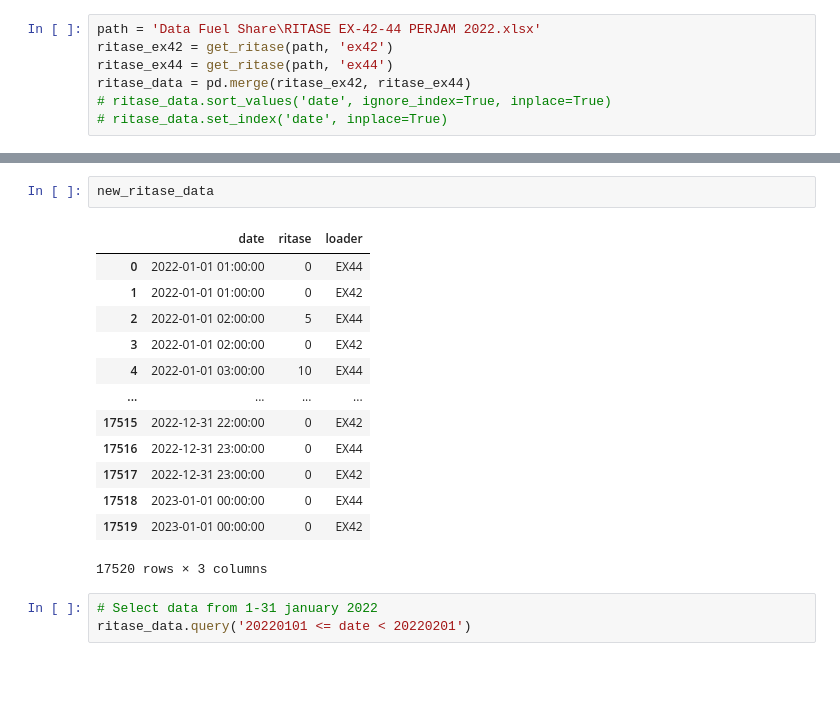
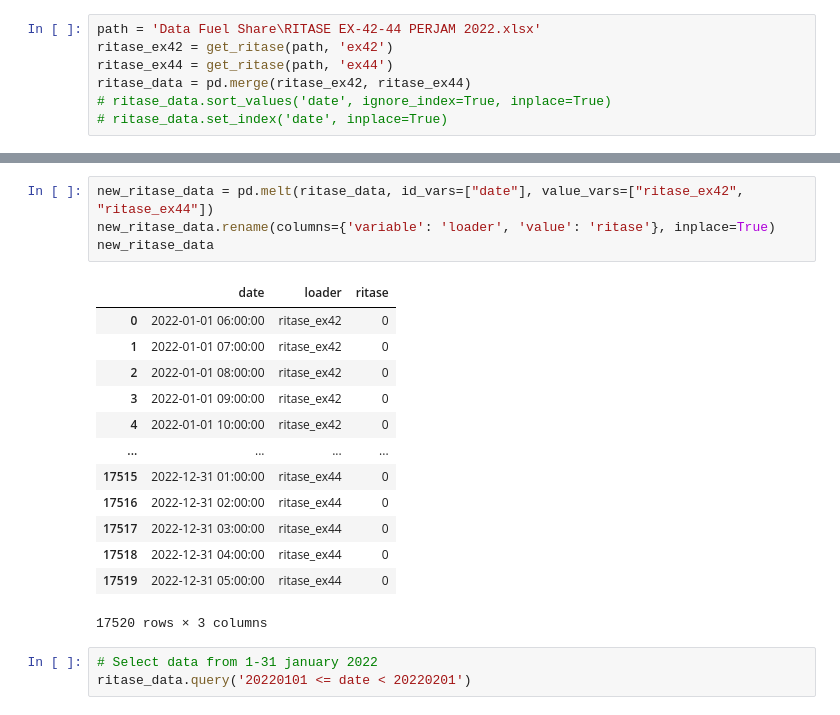
Before and after one commit to RizqiSeijuuro/final-project-data-consultant, a Jupyter notebook: ritase_eda.ipynb, the cells around one changed output, grey strips where cells are left out. Drawn from its saved outputs; the diff is of its cells as text; blank space fills up the shorter version.

Commit message:
Edit ritase.ipynb #2

```diff
--- a/ritase_eda.ipynb
+++ b/ritase_eda.ipynb
@@ -32,19 +14,21 @@ See the caveats in the documentation: https://pandas.pydata.org/pandas-docs/stab
-# %%
-new_ritase_data
-# %% [output]
-|  | date | ritase | loader |
-| 0 | 2022-01-01 01:00:00 | 0 | EX44 |
-| 1 | 2022-01-01 01:00:00 | 0 | EX42 |
-| 2 | 2022-01-01 02:00:00 | 5 | EX44 |
-| 3 | 2022-01-01 02:00:00 | 0 | EX42 |
-| 4 | 2022-01-01 03:00:00 | 10 | EX44 |
-| ... | ... | ... | ... |
-| 17515 | 2022-12-31 22:00:00 | 0 | EX42 |
-| 17516 | 2022-12-31 23:00:00 | 0 | EX44 |
-| 17517 | 2022-12-31 23:00:00 | 0 | EX42 |
-| 17518 | 2023-01-01 00:00:00 | 0 | EX44 |
-| 17519 | 2023-01-01 00:00:00 | 0 | EX42 |
-17520 rows × 3 columns
+# %%
+new_ritase_data = pd.melt(ritase_data, id_vars=["date"], value_vars=["ritase_ex42", "ritase_ex44"])
+new_ritase_data.rename(columns={'variable': 'loader', 'value': 'ritase'}, inplace=True)
+new_ritase_data
+# %% [output]
+|  | date | loader | ritase |
+| 0 | 2022-01-01 06:00:00 | ritase_ex42 | 0 |
+| 1 | 2022-01-01 07:00:00 | ritase_ex42 | 0 |
+| 2 | 2022-01-01 08:00:00 | ritase_ex42 | 0 |
+| 3 | 2022-01-01 09:00:00 | ritase_ex42 | 0 |
+| 4 | 2022-01-01 10:00:00 | ritase_ex42 | 0 |
+| ... | ... | ... | ... |
+| 17515 | 2022-12-31 01:00:00 | ritase_ex44 | 0 |
+| 17516 | 2022-12-31 02:00:00 | ritase_ex44 | 0 |
+| 17517 | 2022-12-31 03:00:00 | ritase_ex44 | 0 |
+| 17518 | 2022-12-31 04:00:00 | ritase_ex44 | 0 |
+| 17519 | 2022-12-31 05:00:00 | ritase_ex44 | 0 |
+17520 rows × 3 columns
 # %%
 # Select data from 1-31 january 2022
 ritase_data.query('20220101 <= date < 20220201')
```
Also changed, not shown: parts of 1 cell of this notebook.
